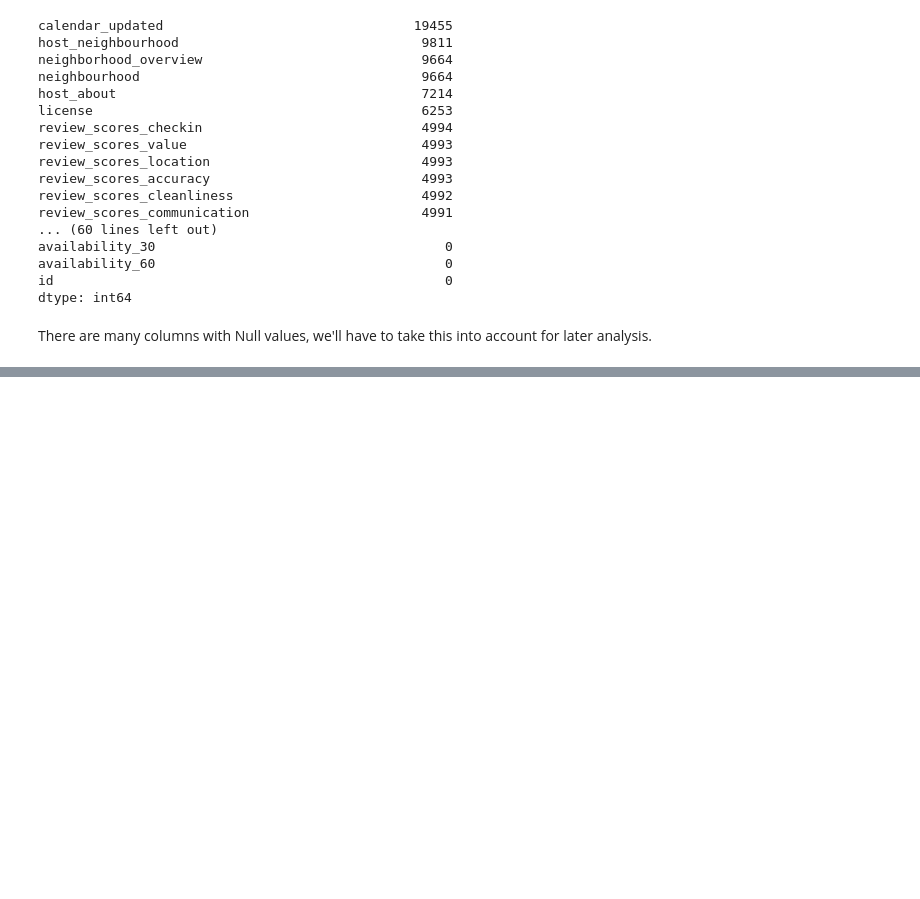
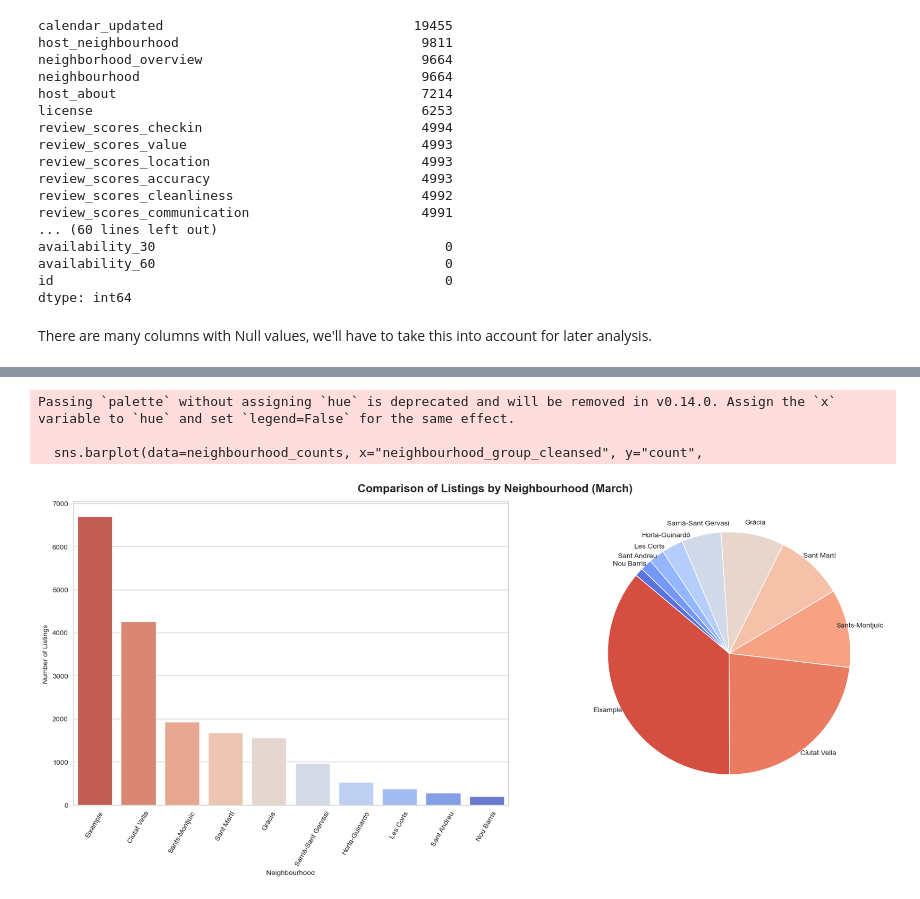
Before and after one commit to msalvany/milestone_3, a Jupyter notebook: milestone_3_AirBnB_BCN.ipynb, the cells around one changed output, grey strips where cells are left out. Drawn from its saved outputs; the diff is of its cells as text; code cells hidden in the pictures; blank space fills up the shorter version.

```diff
--- a/milestone_3_AirBnB_BCN.ipynb
+++ b/milestone_3_AirBnB_BCN.ipynb
@@ -137,0 +238,39 @@ There are many columns with Null values, we'll have to take this into account fo
+# %%
+# Apply Seaborn style
+sns.set_style("whitegrid")
+
+# Count number of listings per neighborhood
+neighbourhood_counts = data_mar["neighbourhood_group_cleansed"].value_counts().reset_index()
+neighbourhood_counts.columns = ["neighbourhood_group_cleansed", "count"]
+
+# Create figure with subplots
+fig, axes = plt.subplots(1, 2, figsize=(18, 8))
+fig.suptitle("Comparison of Listings by Neighbourhood (March)", fontsize=16, fontweight="bold")
+bar_colors = sns.color_palette("coolwarm_r", len(neighbourhood_counts))
+
+# --- Bar Plot ---
+sns.barplot(data=neighbourhood_counts, x="neighbourhood_group_cleansed", y="count",
+            palette=bar_colors, ax=axes[0])
+axes[0].set_xticklabels(axes[0].get_xticklabels(), rotation=60)
+axes[0].set_xlabel("Neighbourhood")
+axes[0].set_ylabel("Number of Listings")
+
+# --- Pie Chart ---
+wedges, texts = axes[1].pie(neighbourhood_counts["count"], labels=neighbourhood_counts["neighbourhood_group_cleansed"],
+                            startangle=140, colors=bar_colors,
+                            labeldistance=1.1, pctdistance=0.85)
+
+# Align text in the pie chart to avoid overlapping
+for text in texts:
+    text.set_ha('center')
+
+# Adjust layout to prevent overlap
+plt.tight_layout()
+
+# Show the combined plots
+plt.show()
+# %% [output]
+Passing `palette` without assigning `hue` is deprecated and will be removed in v0.14.0. Assign the `x` variable to `hue` and set `legend=False` for the same effect.
+
+  sns.barplot(data=neighbourhood_counts, x="neighbourhood_group_cleansed", y="count",
+[figure, added]
```
Also changed, not shown: parts of 14 cells of this notebook.
